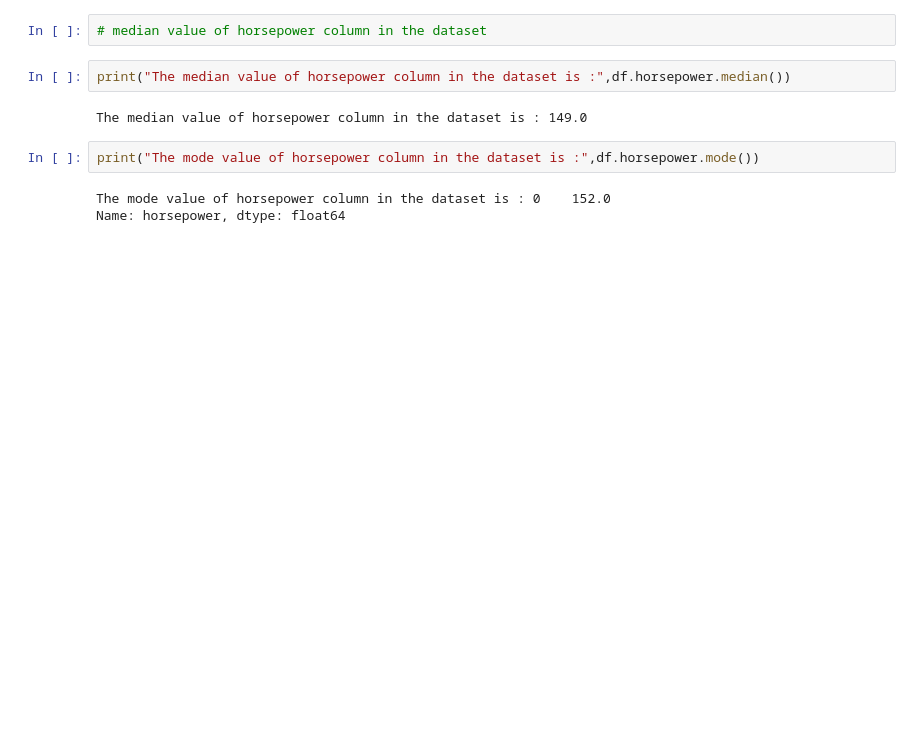
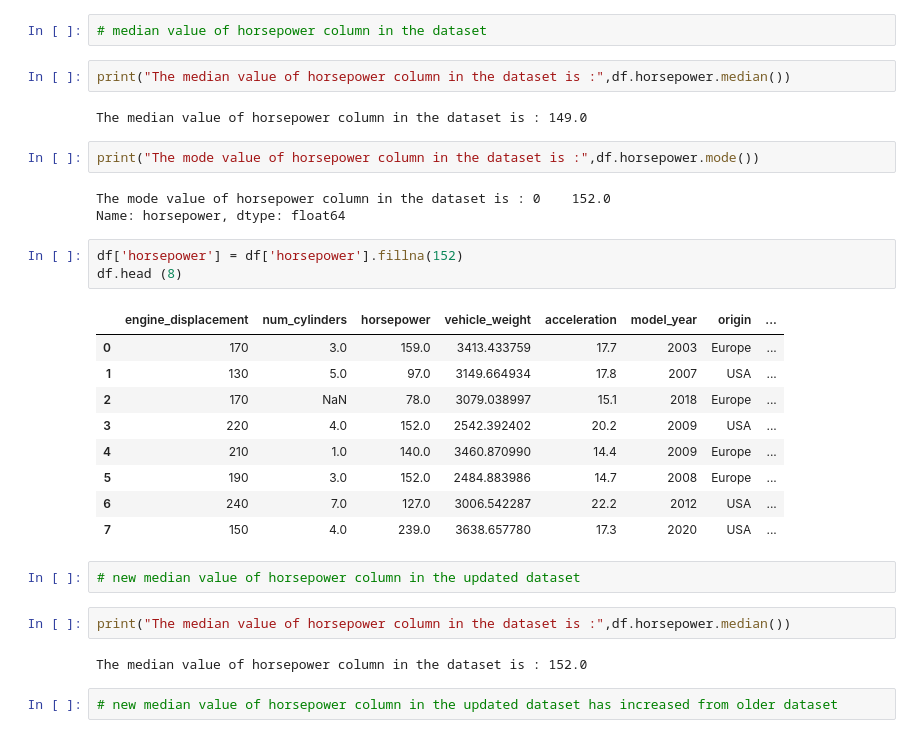
Before and after one commit to sumeetpoddar/machine-learning-zoomcamp-homework, a Jupyter notebook: 01-intro/homework_01.ipynb, the cells around one changed output. Cells and saved outputs as stored; diff of their text form; blank space fills up the shorter version.

```diff
--- a/01-intro/homework_01.ipynb
+++ b/01-intro/homework_01.ipynb
@@ -92,3 +88,24 @@ print("The mode value of horsepower column in the dataset is :",df.horsepower.mo
 # %% [output]
 The mode value of horsepower column in the dataset is : 0    152.0
 Name: horsepower, dtype: float64
+# %%
+df['horsepower'] = df['horsepower'].fillna(152)
+df.head (8)
+# %% [output]
+|  | engine_displacement | num_cylinders | horsepower | vehicle_weight | acceleration | model_year | origin | ... |
+| 0 | 170 | 3.0 | 159.0 | 3413.433759 | 17.7 | 2003 | Europe | ... |
+| 1 | 130 | 5.0 | 97.0 | 3149.664934 | 17.8 | 2007 | USA | ... |
+| 2 | 170 | NaN | 78.0 | 3079.038997 | 15.1 | 2018 | Europe | ... |
+| 3 | 220 | 4.0 | 152.0 | 2542.392402 | 20.2 | 2009 | USA | ... |
+| 4 | 210 | 1.0 | 140.0 | 3460.870990 | 14.4 | 2009 | Europe | ... |
+| 5 | 190 | 3.0 | 152.0 | 2484.883986 | 14.7 | 2008 | Europe | ... |
+| 6 | 240 | 7.0 | 127.0 | 3006.542287 | 22.2 | 2012 | USA | ... |
+| 7 | 150 | 4.0 | 239.0 | 3638.657780 | 17.3 | 2020 | USA | ... |
+# %%
+# new median value of horsepower column in the updated dataset
+# %%
+print("The median value of horsepower column in the dataset is :",df.horsepower.median())
+# %% [output]
+The median value of horsepower column in the dataset is : 152.0
+# %%
+# new median value of horsepower column in the updated dataset has increased from older dataset
```
Also changed, not shown: parts of 11 cells of this notebook.
